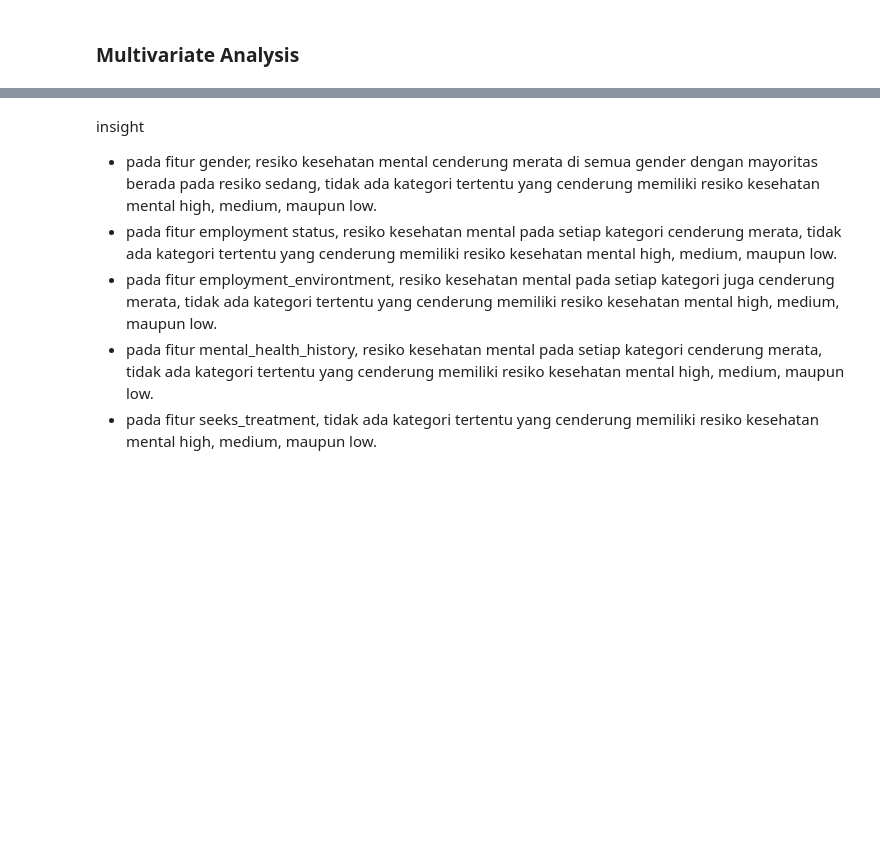
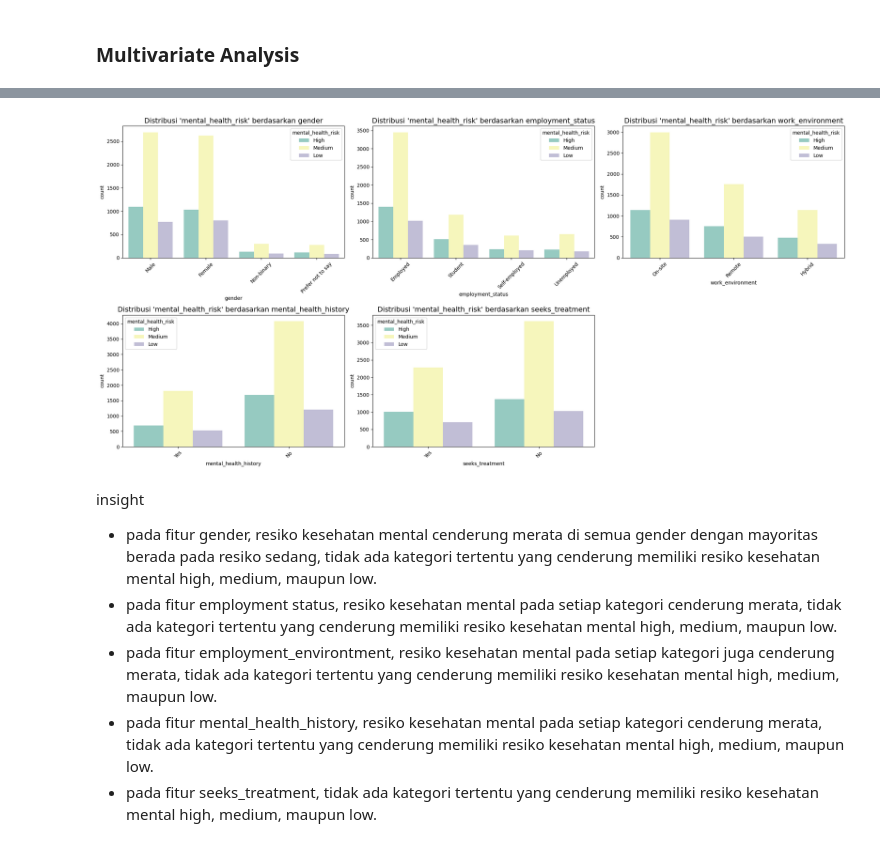
Before and after one commit to LarasSetyadita/Project-Pertama-Machine-Learning-Terapan-Predictive-Analytics, a Jupyter notebook: Predictive_analytics.ipynb, the cells around one changed output, grey strips where cells are left out. Cells and saved outputs as stored; diff of their text form; code cells hidden in the pictures; blank space fills up the shorter version.

```diff
--- a/Predictive_analytics.ipynb
+++ b/Predictive_analytics.ipynb
@@ -278,10 +251,3 @@ insight
 - data sleep_hours cenderung terdistribusi normal
 # %% [markdown]
 ### Multivariate Analysis
-# %%
-cat_features = ['gender', 'employment_status', 'work_environment', 'mental_health_history', 'seeks_treatment']
-
-for col in cat_features:
-    sns.catplot(x=col, hue='mental_health_risk', kind='count', height=4, aspect=3, data=student_df, palette='Set3')
-    plt.title("Distribusi 'mental_health_risk' berdasarkan {}".format(col))
-    plt.xticks(rotation=45)
@@ -294,3 +254,26 @@ for col in cat_features:
+# %%
+cat_features = ['gender', 'employment_status', 'work_environment', 'mental_health_history', 'seeks_treatment']
+
+n_features = len(cat_features)
+n_cols = 3
+n_rows = math.ceil(n_features / n_cols)
+
+fig, axes = plt.subplots(n_rows, n_cols, figsize=(7 * n_cols, 5 * n_rows))
+axes = axes.flatten()
+
+for i, col in enumerate(cat_features):
+    sns.countplot(x=col, hue='mental_health_risk', data=student_df, palette='Set3', ax=axes[i])
+    axes[i].set_title(f"Distribusi 'mental_health_risk' berdasarkan {col}", fontsize=14)
+    axes[i].tick_params(axis='x', rotation=45)
+
+
+for j in range(i + 1, len(axes)):
+    fig.delaxes(axes[j])
+
+plt.tight_layout()
+plt.show()
+# %% [output]
+[figure, added]
 # %% [markdown]
 insight
 - pada fitur gender, resiko kesehatan mental cenderung merata di semua gender dengan mayoritas berada pada resiko sedang, tidak ada kategori tertentu yang cenderung memiliki resiko kesehatan mental high, medium, maupun low.
```
Also changed, not shown: parts of 28 cells of this notebook, 4 other files.
